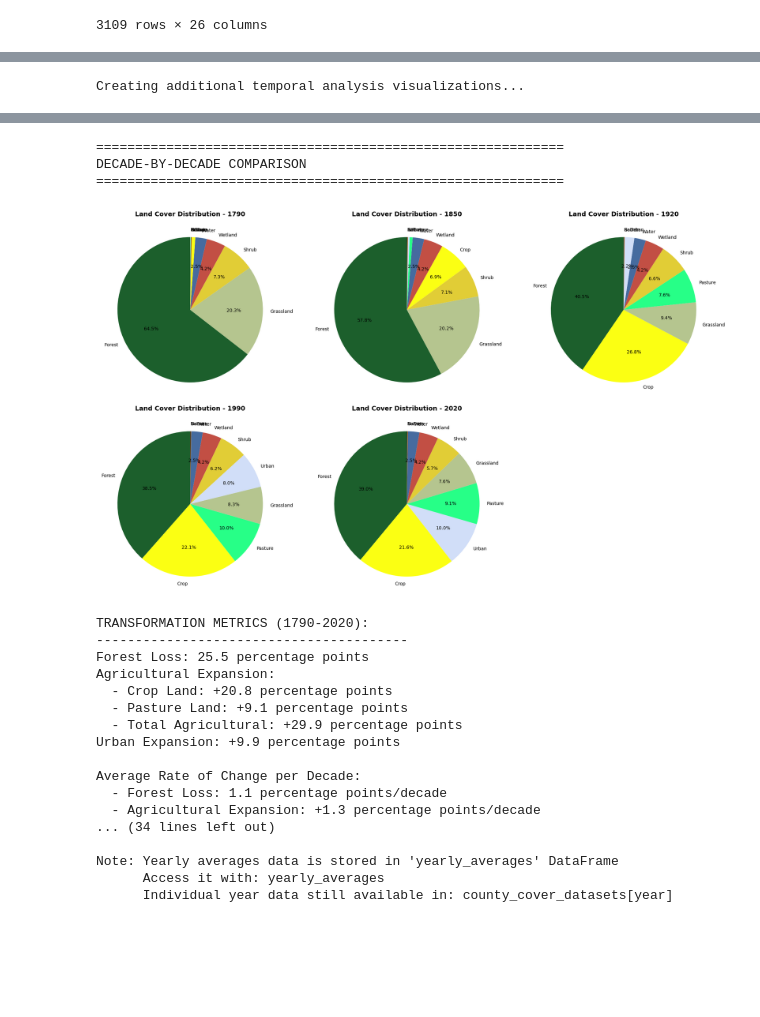
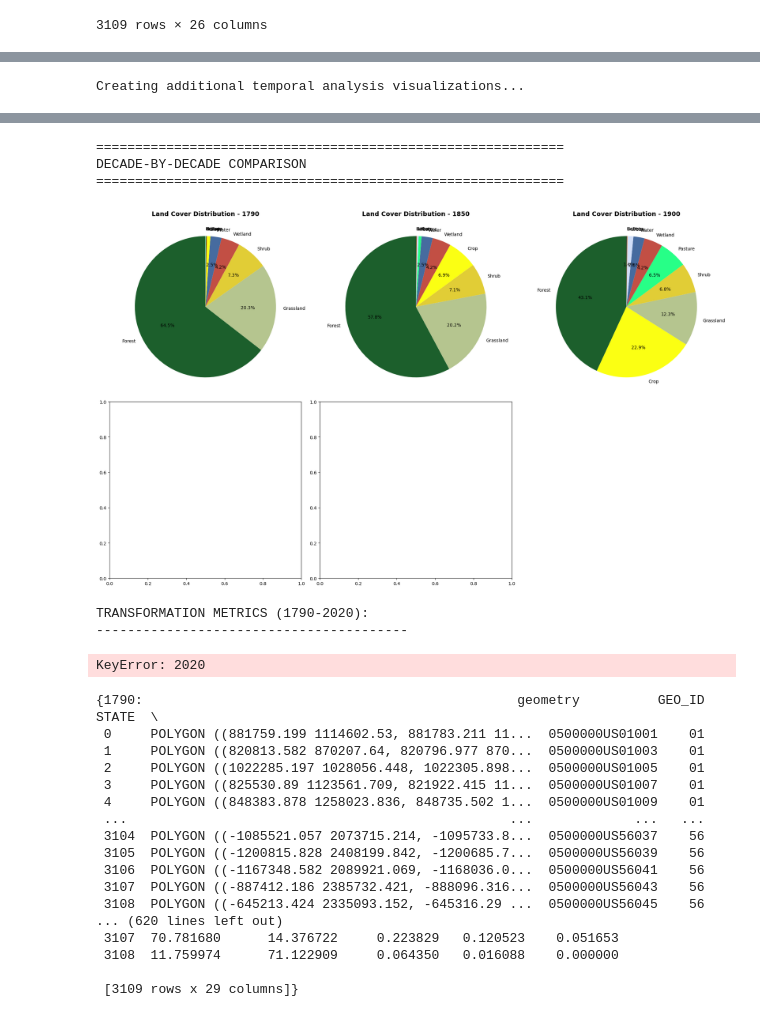
Before and after one commit to naokic3/Frontier, a Jupyter notebook: Cover.ipynb, the cells around one changed output, grey strips where cells are left out. Drawn from its saved outputs; the diff is of its cells as text; code cells hidden in the pictures; blank space fills up the shorter version.

Commit message:
work 8/15. Data prep

```diff
--- a/Cover.ipynb
+++ b/Cover.ipynb
@@ -875,7 +1037,7 @@ plt.xticks(yearly_averages.index, rotation=45)
 
 # 4. Change from 1790 to 2020 (bar chart)
 ax4 = plt.subplot(2, 3, 4)
-change_1790_to_2020 = yearly_averages.loc[2020] - yearly_averages.loc[1790]
+change_1790_to_2020 = yearly_averages.loc[1900] - yearly_averages.loc[1790]
 change_1790_to_2020 = change_1790_to_2020.sort_values(ascending=False)
 
 colors_bar = [land_cover_color_map.get(cover, '#cccccc') for cover in change_1790_to_2020.index]
@@ -969,7 +1131,7 @@ for cover, pct in yearly_averages.loc[1790].nlargest(5).items():
     print(f"  {cover:12s}: {pct:5.1f}%")
 
 print("2020 (top 5):")
-for cover, pct in yearly_averages.loc[2020].nlargest(5).items():
+for cover, pct in yearly_averages.loc[1900].nlargest(5).items():
     print(f"  {cover:12s}: {pct:5.1f}%")
 
 print("\n" + "="*80)
@@ -1034,7 +1196,7 @@ print("\n" + "="*60)
 print("DECADE-BY-DECADE COMPARISON")
 print("="*60)
 
-key_decades = [1790, 1850, 1920, 1990, 2020]  # Key decades spanning the full range
+key_decades = [1790, 1850, 1900]  # Key decades spanning the full range
 fig, axes = plt.subplots(2, 3, figsize=(20, 12))  # Changed to 2x3 for 5 subplots
 axes = axes.flatten()
 
@@ -1113,21 +1275,28 @@ Creating additional temporal analysis visualizations...
 ============================================================
 DECADE-BY-DECADE COMPARISON
 ============================================================
-[figure, old version]
+[figure, new version]
 TRANSFORMATION METRICS (1790-2020):
 ----------------------------------------
-Forest Loss: 25.5 percentage points
-Agricultural Expansion:
-  - Crop Land: +20.8 percentage points
-  - Pasture Land: +9.1 percentage points
-  - Total Agricultural: +29.9 percentage points
-Urban Expansion: +9.9 percentage points
-
-Average Rate of Change per Decade:
-  - Forest Loss: 1.1 percentage points/decade
-  - Agricultural Expansion: +1.3 percentage points/decade
-... (34 lines left out)
-
-Note: Yearly averages data is stored in 'yearly_averages' DataFrame
-      Access it with: yearly_averages
-      Individual year data still available in: county_cover_datasets[year]
+KeyError: 2020
+# %%
+county_cover_datasets
+county_cover_geodatasets
+# %% [output]
+{1790:                                                geometry          GEO_ID STATE  \
+ 0     POLYGON ((881759.199 1114602.53, 881783.211 11...  0500000US01001    01
+ 1     POLYGON ((820813.582 870207.64, 820796.977 870...  0500000US01003    01
+ 2     POLYGON ((1022285.197 1028056.448, 1022305.898...  0500000US01005    01
+ 3     POLYGON ((825530.89 1123561.709, 821922.415 11...  0500000US01007    01
+ 4     POLYGON ((848383.878 1258023.836, 848735.502 1...  0500000US01009    01
+ ...                                                 ...             ...   ...
+ 3104  POLYGON ((-1085521.057 2073715.214, -1095733.8...  0500000US56037    56
+ 3105  POLYGON ((-1200815.828 2408199.842, -1200685.7...  0500000US56039    56
+ 3106  POLYGON ((-1167348.582 2089921.069, -1168036.0...  0500000US56041    56
+ 3107  POLYGON ((-887412.186 2385732.421, -888096.316...  0500000US56043    56
+ 3108  POLYGON ((-645213.424 2335093.152, -645316.29 ...  0500000US56045    56
+... (620 lines left out)
+ 3107  70.781680      14.376722     0.223829   0.120523    0.051653
+ 3108  11.759974      71.122909     0.064350   0.016088    0.000000
+
+ [3109 rows x 29 columns]}
```
Also changed, not shown: parts of 15 cells of this notebook, 9 other files.
